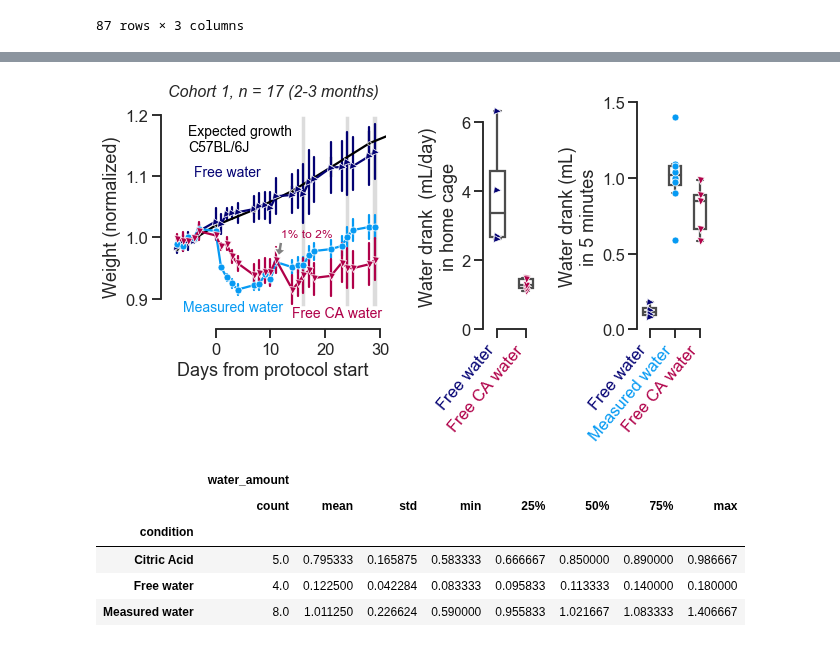
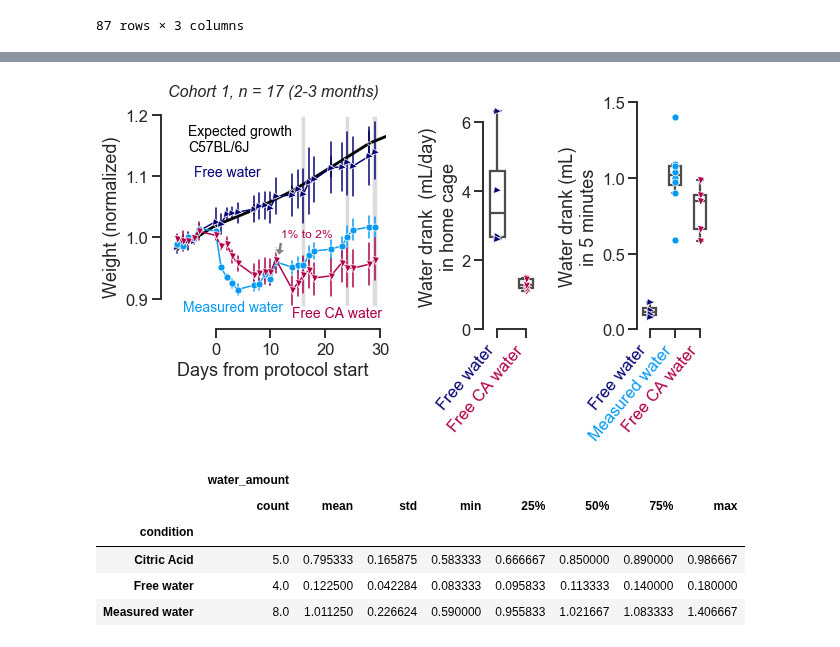
Before and after one commit to int-brain-lab/citricAcid, a Jupyter notebook: thirst_ccu.ipynb, the cells around one changed output, grey strips where cells are left out. Drawn from its saved outputs; the diff is of its cells as text; code cells hidden in the pictures.

```diff
--- a/thirst_ccu.ipynb
+++ b/thirst_ccu.ipynb
@@ -179,11 +179,18 @@ hue_order = ['Jax', 'Free water', 'Measured water', 'Citric Acid']
 
 f, ax = plt.subplots(ncols=3, nrows=1, gridspec_kw=dict(width_ratios=[3, 0.75, 1]), figsize=(9, 6))
 
+# make black line thicker
+sns.lineplot(x="session_day", y="avg_weight", estimator=np.mean, err_style='bars',
+             style='condition', marker=None,
+             ci=None, color='k', data=normalized2[normalized2.condition == 'Jax'],
+             ax=ax[0], legend=False, linewidth=3)
+
 sns.lineplot(x="session_day", y="avg_weight", estimator=np.mean, err_style='bars',
              style='condition', markers={'Jax':'.', 'Free water':'>', 'Measured water':'o', 'Citric Acid':'v'},
              dashes=False, markersize=7,
              ci=68, hue="condition", data=normalized2, ax=ax[0], legend=False,
-            palette=palette, hue_order=hue_order)
+            palette=palette, hue_order=hue_order, linewidth=1.5,
+            err_kws={'elinewidth':1.5})
 ax[0].set_xlabel("Days from protocol start")
 ax[0].set_ylabel("Weight (normalized)")
 ax[0].set(ylim=[0.85, 1.22], yticks=[0.9, 1, 1.1, 1.2], xticks=[0, 10, 20, 30], xlim=[-10, 31])
@@ -243,34 +250,34 @@ water['condition'] = water.subject.map(condition_map)
 #               ax=ax[2], palette=palette)
 
 sns.lineplot(x="condition", y="water_amount", style='condition', markers={'Free water':'>', 'Measured water':'o', 'Citric Acid':'v'},
              ci=None, units='subject', hue_order=hue_order, palette=palette, hue="condition",
              data=water.groupby(['condition', 'subject'])['water_amount'].mean().reset_index(),
              estimator=None, legend=False, dashes=None, markersize=7,
              ax=ax[2], zorder=100)
 sns.boxplot(x="condition", y="water_amount", order=hue_order[1:],
             data=water.groupby(['condition', 'subject'])['water_amount'].mean().reset_index(),
             fliersize=0, boxprops={'facecolor':'None'}, width=.5, ax=ax[2], zorder=-100)
 ax[2].set(ylabel='Water drank (mL)\nin 5 minutes', xlabel='')
 ax[2].set_xticklabels(['Free water', 'Measured water', 'Free CA water'])
 ax[2].set_yticks([0, 0.5, 1, 1.5])
 
 # layout with rotated ticks
 for ticklabel, tickcolor in zip(ax[1].get_xticklabels(), [palette[1], palette[3]]):
     ticklabel.set_color(tickcolor)
     ticklabel.set_rotation(50)
     ticklabel.set(ha='right')
 
 for ticklabel, tickcolor in zip(ax[2].get_xticklabels(), [palette[1], palette[2], palette[3]]):
     ticklabel.set_color(tickcolor)
     ticklabel.set_rotation(50)
     ticklabel.set(ha='right')
 
 f.tight_layout(rect=[0, 0.03, 1, 0.95])
 sns.despine(trim=True)
 f.savefig(os.path.join(figpath, "citricacid_study1.pdf"))
 f.savefig(os.path.join(figpath, "citricacid_study1.png"), dpi=600)
 # %% [output]
-[figure, old version]
+[figure, new version]
 # %%
 water.groupby(['condition', 'subject'])['water_amount'].mean().reset_index().groupby(['condition']).describe()
 # %% [output]
```
Also changed, not shown: 13 other files.
